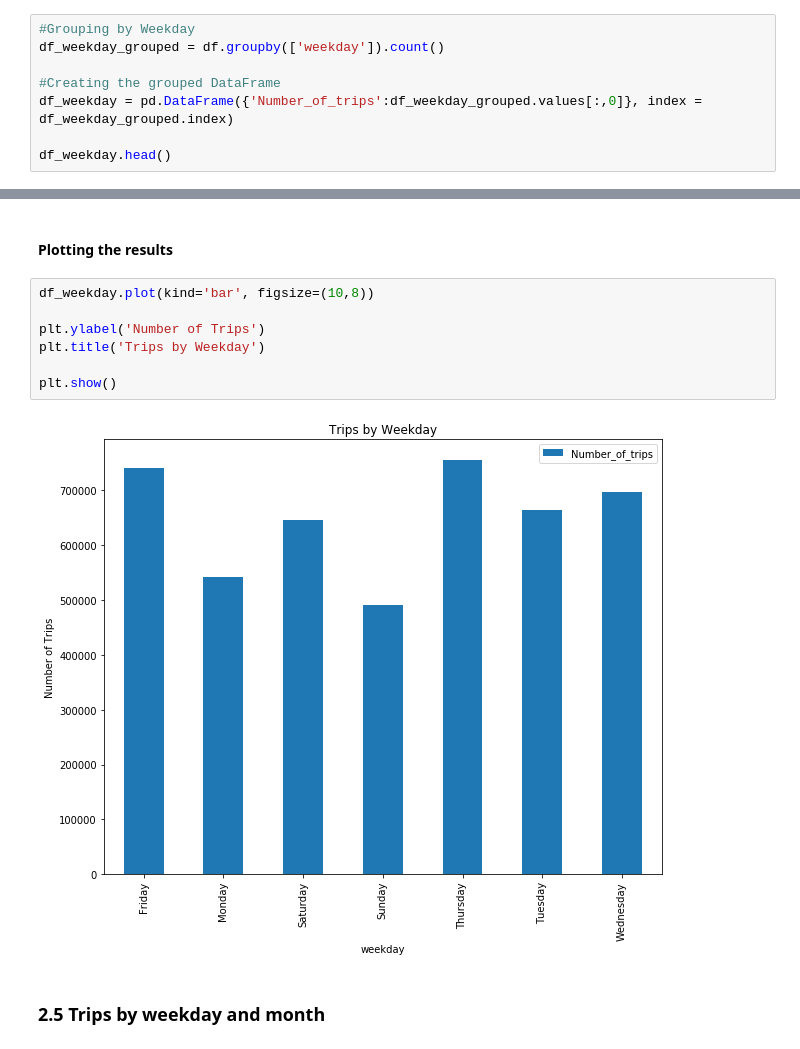
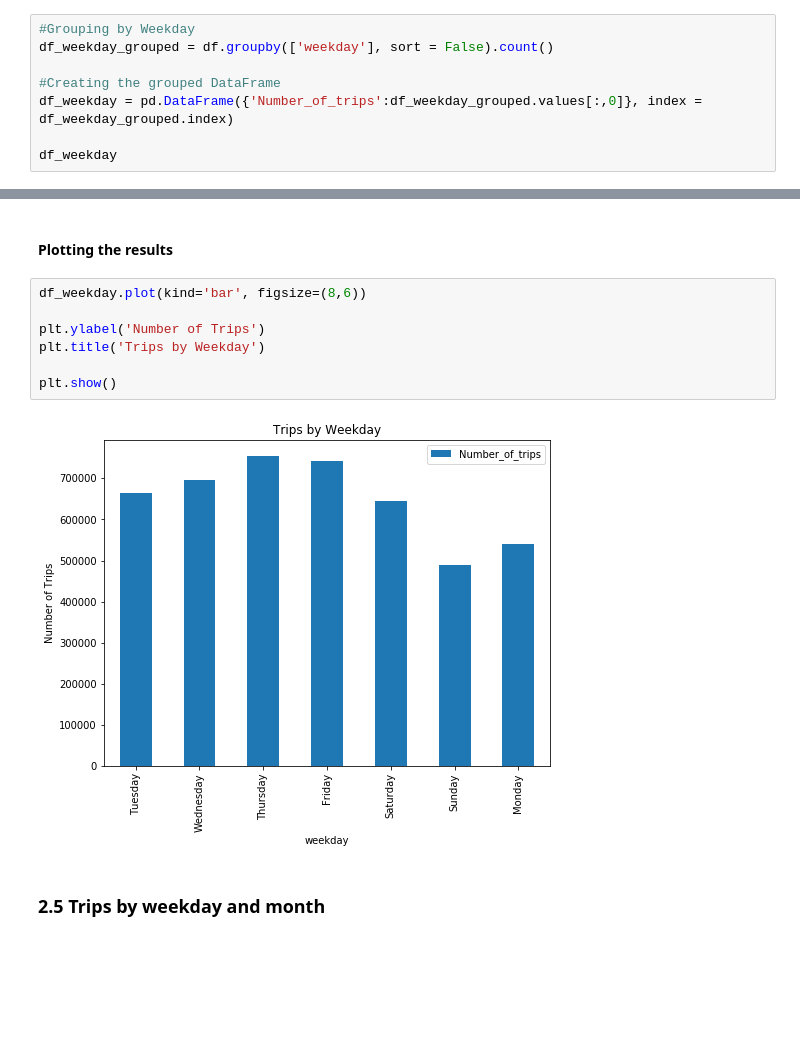
Before and after one commit to BrahimMebrek/Uber_Data_Analysis, a Jupyter notebook: Uber_Basic_Data_Analysis.ipynb, the cells around one changed output, grey strips where cells are left out. Cells and saved outputs as stored; diff of their text form; blank space fills up the shorter version.

```diff
--- a/Uber_Basic_Data_Analysis.ipynb
+++ b/Uber_Basic_Data_Analysis.ipynb
@@ -286,12 +305,12 @@ plt.show()
 ### 2.4 Trips by weekday
 # %%
 #Grouping by Weekday
-df_weekday_grouped = df.groupby(['weekday']).count()
+df_weekday_grouped = df.groupby(['weekday'], sort = False).count()
 
 #Creating the grouped DataFrame
 df_weekday = pd.DataFrame({'Number_of_trips':df_weekday_grouped.values[:,0]}, index = df_weekday_grouped.index)
 
-df_weekday.head()
+df_weekday
 # %% [output]
 |  | Number_of_trips |
 | weekday |  |
@@ -303,14 +324,14 @@ df_weekday.head()
 # %% [markdown]
 #### Plotting the results
 # %%
-df_weekday.plot(kind='bar', figsize=(10,8))
+df_weekday.plot(kind='bar', figsize=(8,6))
 
 plt.ylabel('Number of Trips')
 plt.title('Trips by Weekday')
 
 plt.show()
 # %% [output]
-[figure, old version]
+[figure, new version]
 # %% [markdown]
 ### 2.5 Trips by weekday and month
 # %%
```
Also changed, not shown: parts of 25 cells of this notebook.
